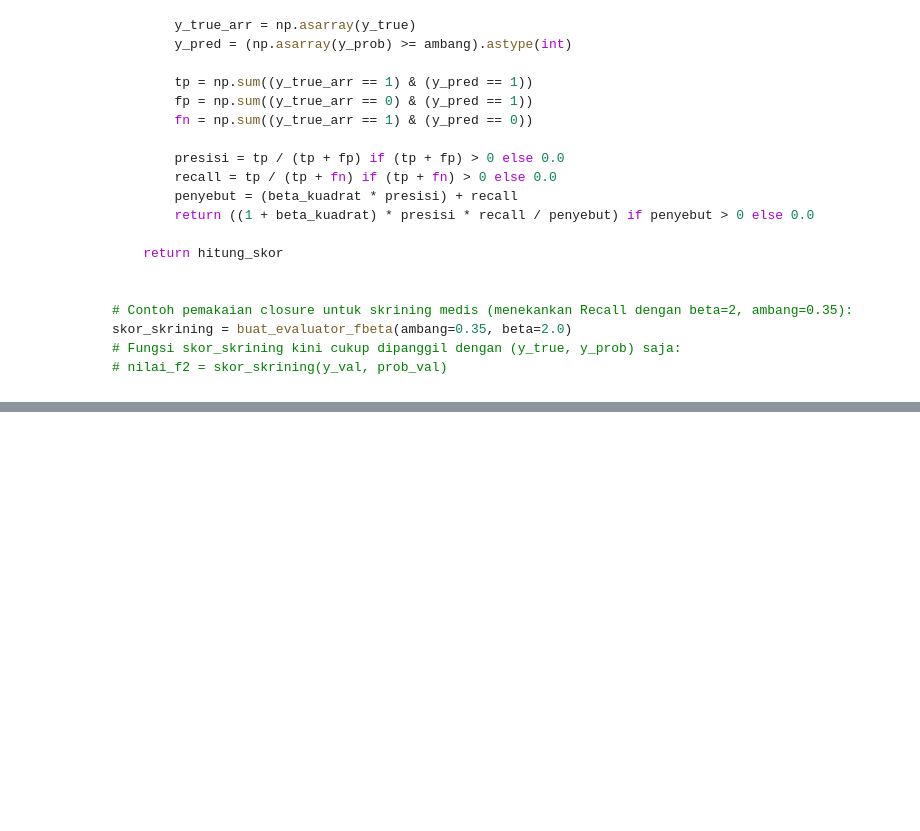
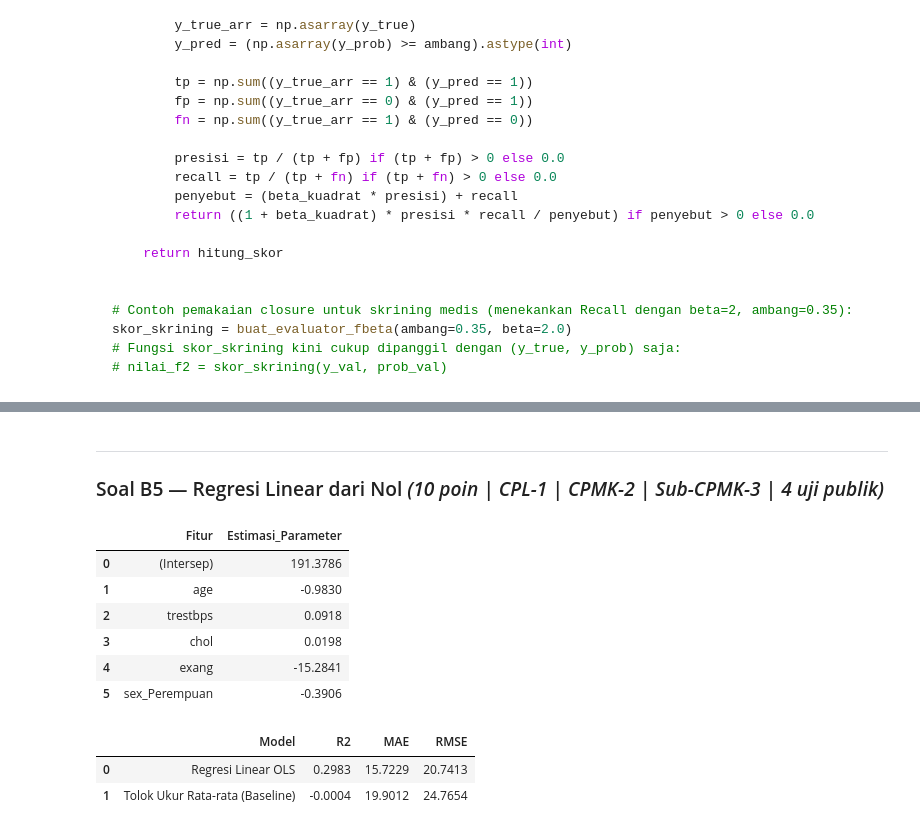
Before and after one commit to YanDraa/HeartDeases, a Jupyter notebook: HeartDeases.ipynb, the cells around one changed output, grey strips where cells are left out. Saved outputs shown, nothing was run; the diff lists cells and outputs as text; code cells hidden in the pictures; blank space fills up the shorter version.

```diff
--- a/HeartDeases.ipynb
+++ b/HeartDeases.ipynb
@@ -617,0 +1333,78 @@ skor_skrining = buat_evaluator_fbeta(ambang=0.35, beta=2.0)
+# %% [markdown]
+---
+### Soal B5 — Regresi Linear dari Nol *(10 poin | CPL-1 | CPMK-2 | Sub-CPMK-3 | 4 uji publik)*
+# %%
+def ols(X, y):
+    """Mengestimasi parameter Ordinary Least Squares (intersep, koef) memakai np.linalg.lstsq."""
+    X_arr = np.asarray(X, dtype=float)
+    y_arr = np.asarray(y, dtype=float).ravel()
+    if X_arr.ndim == 1:
+        X_arr = X_arr.reshape(-1, 1)
+    if len(X_arr) != len(y_arr) or len(y_arr) == 0:
+        raise ValueError("Panjang X dan y harus sama dan tidak boleh kosong.")
+
+    # Tambahkan kolom 1 di sebelah kiri untuk intersep
+    X_desain = np.column_stack([np.ones(len(X_arr), dtype=float), X_arr])
+    theta, _, _, _ = np.linalg.lstsq(X_desain, y_arr, rcond=None)
+    intersep = float(theta[0])
+    koef = np.asarray(theta[1:], dtype=float)
+    return intersep, koef
+
+
+def metrik_regresi(y, yhat):
+    """Menghitung metrik evaluasi regresi {'R2', 'MAE', 'RMSE'} dari nol."""
+    y_arr = np.asarray(y, dtype=float).ravel()
+    yhat_arr = np.asarray(yhat, dtype=float).ravel()
+    if len(y_arr) != len(yhat_arr) or len(y_arr) == 0:
+        raise ValueError("Panjang y dan yhat harus sama dan tidak boleh kosong.")
+
+    residual = y_arr - yhat_arr
+    ss_res = float(np.sum(residual ** 2))
+    ss_tot = float(np.sum((y_arr - np.mean(y_arr)) ** 2))
+    r2 = 1.0 - (ss_res / ss_tot) if ss_tot > 0.0 else 0.0
+    mae = float(np.mean(np.abs(residual)))
+    rmse = float(np.sqrt(np.mean(residual ** 2)))
+    return {'R2': r2, 'MAE': mae, 'RMSE': rmse}
+
+
+# 3. Prediksi 'thalach' dari 'age', 'trestbps', 'chol', 'exang', dan 'sex' (dummy, drop_first)
+#    pada split B4 menggunakan data sebelum scaling
+def _bangun_fitur_b5(df_bagian):
+    fitur_num = df_bagian[['age', 'trestbps', 'chol', 'exang']].copy().astype(float)
+    dummy_sex = pd.get_dummies(df_bagian['sex'], prefix='sex', drop_first=True, dtype=float)
+    return pd.concat([fitur_num, dummy_sex], axis=1)
+
+
+X_latih_b5 = _bangun_fitur_b5(df_latih)
+X_uji_b5 = _bangun_fitur_b5(df_uji).reindex(columns=X_latih_b5.columns, fill_value=0.0)
+y_latih_b5 = df_latih['thalach'].to_numpy(dtype=float)
+y_uji_b5 = df_uji['thalach'].to_numpy(dtype=float)
+
+intersep_ols, koef_ols = ols(X_latih_b5, y_latih_b5)
+yhat_uji_ols = intersep_ols + X_uji_b5.to_numpy(dtype=float) @ koef_ols
+
+# 4. Tolok ukur (baseline) rata-rata y_latih
+yhat_uji_baseline = np.full_like(y_uji_b5, fill_value=np.mean(y_latih_b5))
+
+tabel_koef_b5 = pd.DataFrame({
+    'Fitur': ['(Intersep)'] + list(X_latih_b5.columns),
+    'Estimasi_Parameter': [intersep_ols] + list(koef_ols)
+}).round(4)
+display(tabel_koef_b5)
+
+tabel_perbandingan_b5 = pd.DataFrame([
+    {'Model': 'Regresi Linear OLS', **metrik_regresi(y_uji_b5, yhat_uji_ols)},
+    {'Model': 'Tolok Ukur Rata-rata (Baseline)', **metrik_regresi(y_uji_b5, yhat_uji_baseline)},
+]).round(4)
+display(tabel_perbandingan_b5)
+# %% [output]
+|  | Fitur | Estimasi_Parameter |
+| 0 | (Intersep) | 191.3786 |
+| 1 | age | -0.9830 |
+| 2 | trestbps | 0.0918 |
+| 3 | chol | 0.0198 |
+| 4 | exang | -15.2841 |
+| 5 | sex_Perempuan | -0.3906 |
+|  | Model | R2 | MAE | RMSE |
+| 0 | Regresi Linear OLS | 0.2983 | 15.7229 | 20.7413 |
+| 1 | Tolok Ukur Rata-rata (Baseline) | -0.0004 | 19.9012 | 24.7654 |
```
Also changed, not shown: parts of 23 cells of this notebook.
